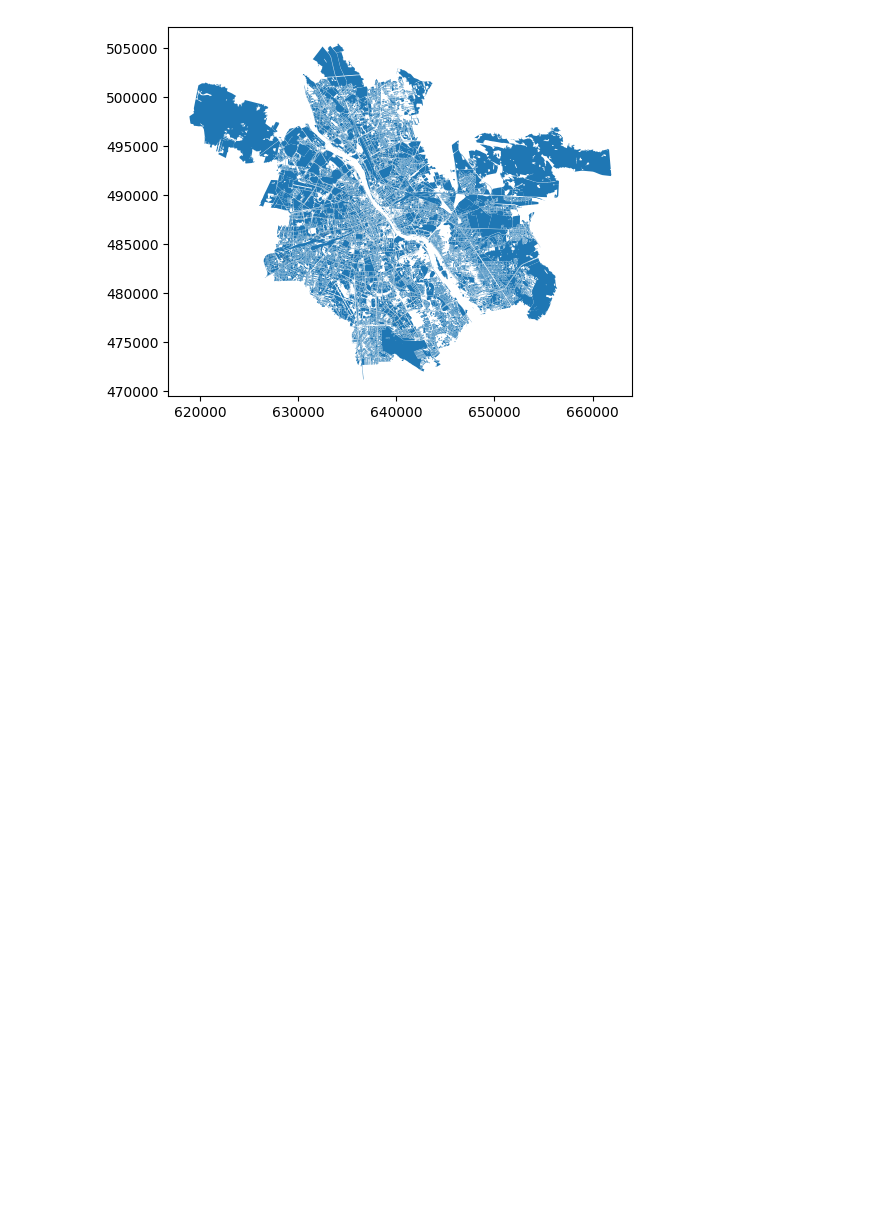
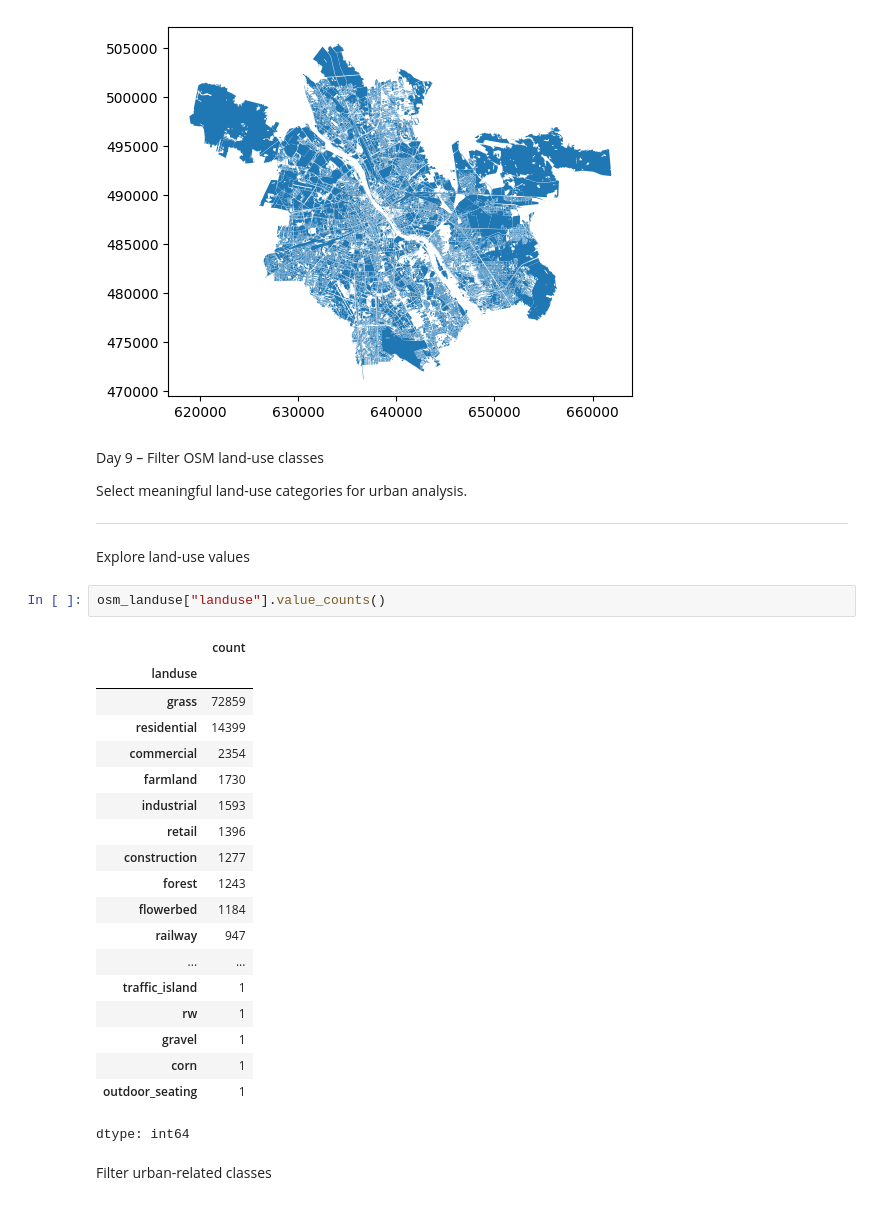
Before and after one commit to piaseckazaneta/Python, a Jupyter notebook: Python_Day1.ipynb, the cells around one changed output. Saved outputs shown, nothing was run; the diff lists cells and outputs as text; blank space fills up the shorter version.

Commit message:
Add Day 9: Filter and prepare OSM urban land-use data

```diff
--- a/Python_Day1.ipynb
+++ b/Python_Day1.ipynb
@@ -794,3 +794,35 @@ osm_landuse.plot()
 # %% [output]
 <Axes: >
 [figure]
+# %% [markdown]
+Day 9 – Filter OSM land-use classes
+
+Select meaningful land-use categories for urban analysis.
+
+---
+# %% [markdown]
+Explore land-use values
+# %%
+osm_landuse["landuse"].value_counts()
+# %% [output]
+|  | count |
+| landuse |  |
+| grass | 72859 |
+| residential | 14399 |
+| commercial | 2354 |
+| farmland | 1730 |
+| industrial | 1593 |
+| retail | 1396 |
+| construction | 1277 |
+| forest | 1243 |
+| flowerbed | 1184 |
+| railway | 947 |
+| ... | ... |
+| traffic_island | 1 |
+| rw | 1 |
+| gravel | 1 |
+| corn | 1 |
+| outdoor_seating | 1 |
+dtype: int64
+# %% [markdown]
+Filter urban-related classes
```
Also changed, not shown: parts of 8 cells of this notebook.
